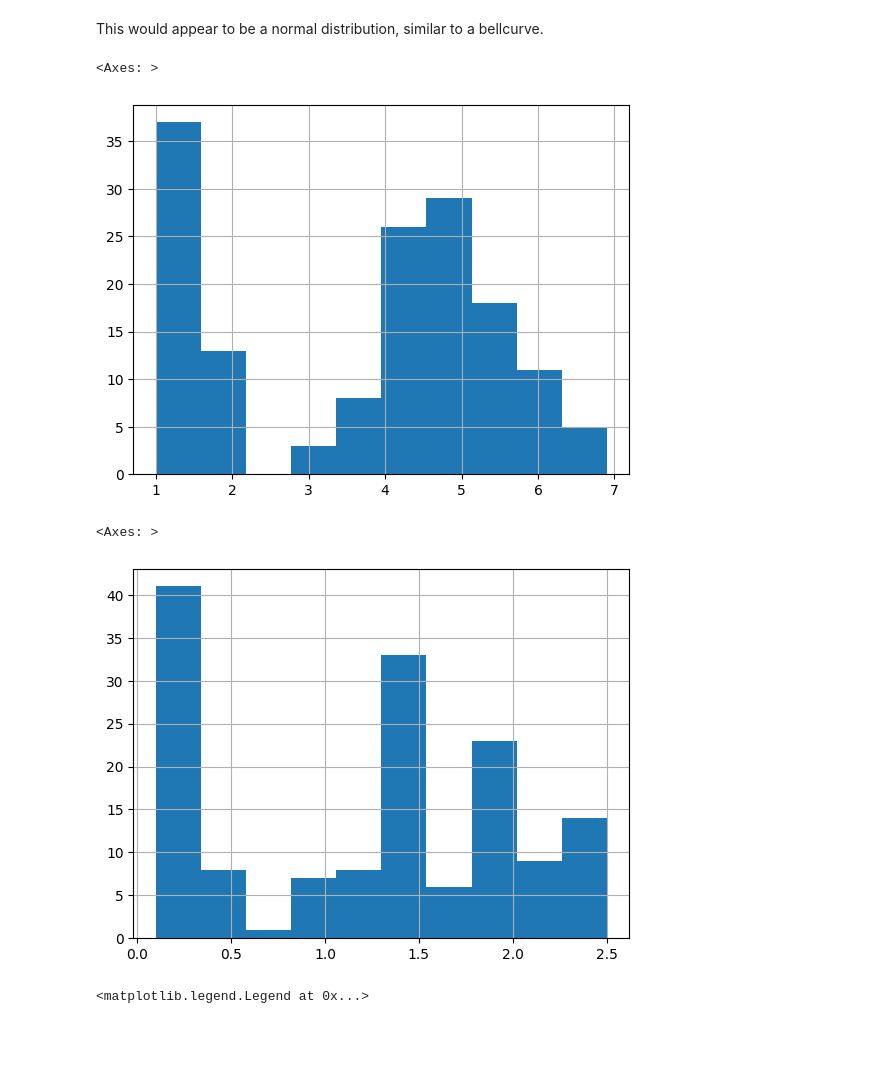
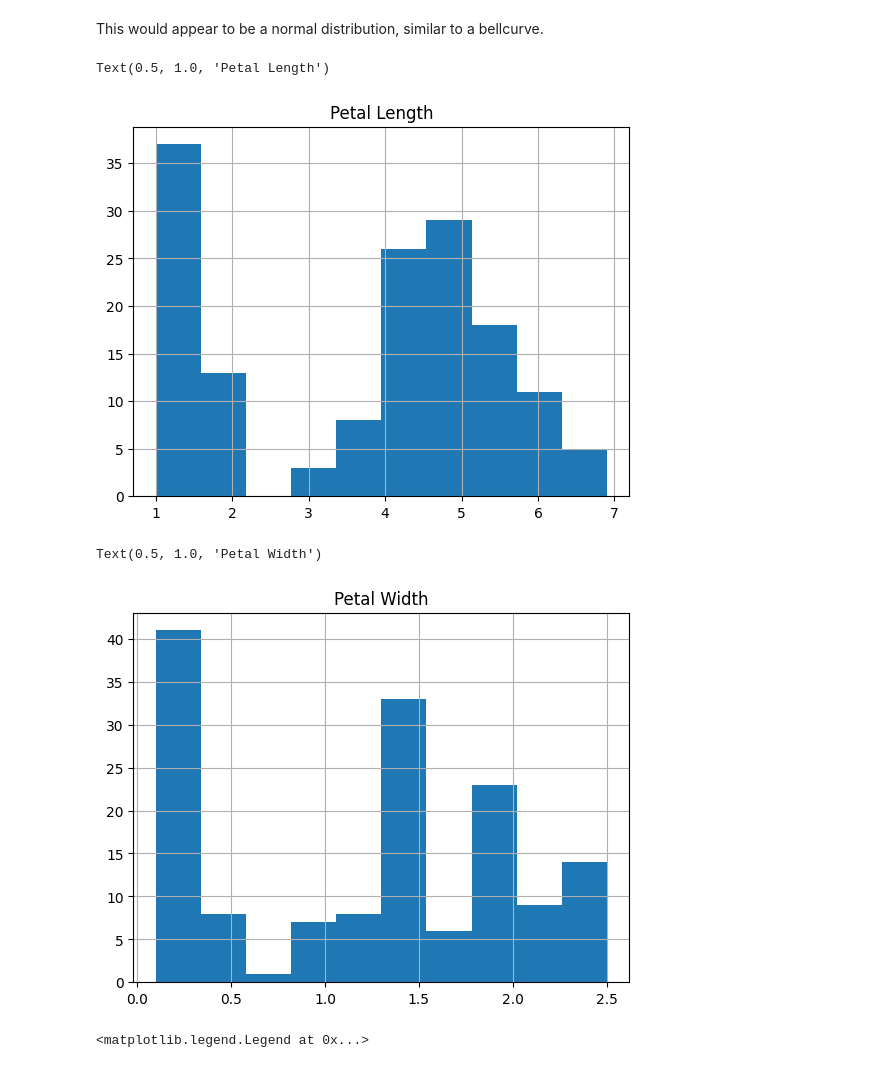
Before and after one commit to Emmet-Devaney/pands-project, a Jupyter notebook: Iris-Dataset-Analysis.ipynb, the cells around one changed output. Saved outputs shown, nothing was run; the diff lists cells and outputs as text; code cells hidden in the pictures; blank space fills up the shorter version.

```diff
--- a/Iris-Dataset-Analysis.ipynb
+++ b/Iris-Dataset-Analysis.ipynb
@@ -101,14 +103,16 @@ df['SepalWidthCm'].hist()
 This would appear to be a normal distribution, similar to a bellcurve.
 # %%
 df['PetalLengthCm'].hist()
+plt.title('Petal Length')
 # %% [output]
-<Axes: >
+Text(0.5, 1.0, 'Petal Length')
-[figure, old version]
+[figure, new version]
 # %%
 df['PetalWidthCm'].hist()
+plt.title('Petal Width')
 # %% [output]
-<Axes: >
+Text(0.5, 1.0, 'Petal Width')
-[figure, old version]
+[figure, new version]
 # %%
 # preparing to compare via scatterplot
 colors = ['red', 'green', 'cyan']
```
Also changed, not shown: parts of 2 cells of this notebook, 2 other files.
